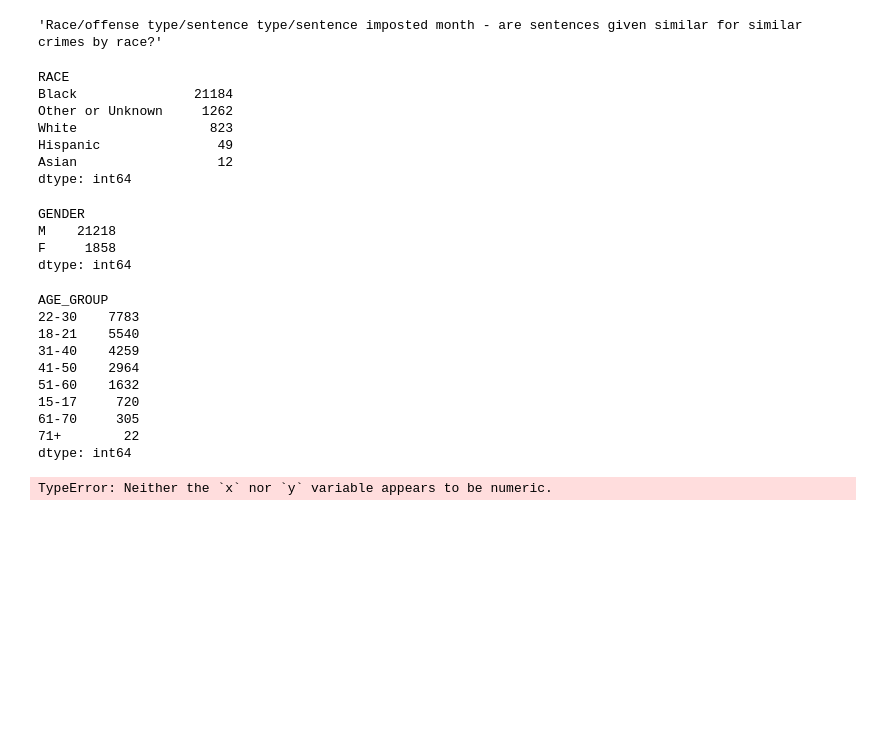
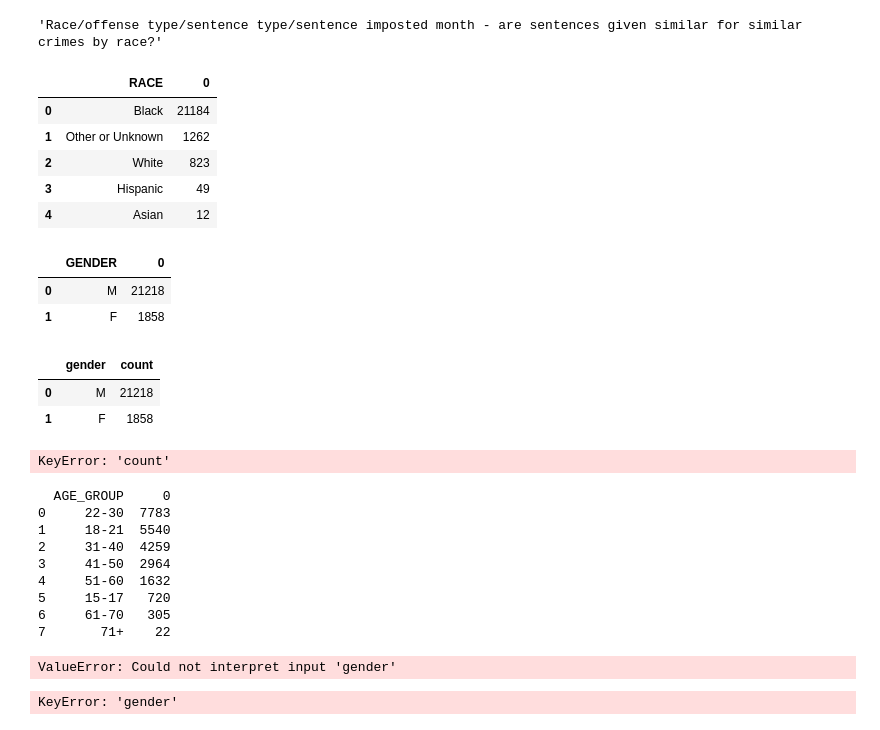
Before and after one commit to ruthwikkuppachi/INST447_Final_Project, a Jupyter notebook: api_test.ipynb, the cells around one changed output. Cells and saved outputs as stored; diff of their text form; code cells hidden in the pictures; blank space fills up the shorter version.

```diff
--- a/api_test.ipynb
+++ b/api_test.ipynb
@@ -42,21 +42,19 @@ data.head(20)
 # %% [output]
 'Race/offense type/sentence type/sentence imposted month - are sentences given similar for similar crimes by race?'
 # %%
-race = data.value_counts('RACE')
+race = data.value_counts('RACE').reset_index()
 race.head()
 # %% [output]
-RACE
-Black               21184
-Other or Unknown     1262
-White                 823
-Hispanic               49
-Asian                  12
-dtype: int64
+|  | RACE | 0 |
+| 0 | Black | 21184 |
+| 1 | Other or Unknown | 1262 |
+| 2 | White | 823 |
+| 3 | Hispanic | 49 |
+| 4 | Asian | 12 |
 # %%
-gender = data.value_counts('GENDER')
+gender = data.value_counts('GENDER').reset_index()
 gender.head()
 # %% [output]
-GENDER
-M    21218
-F     1858
-dtype: int64
+|  | GENDER | 0 |
+| 0 | M | 21218 |
+| 1 | F | 1858 |
@@ -63,21 +65,36 @@ dtype: int64
+# %%
+gender
+# %% [output]
+|  | gender | count |
+| 0 | M | 21218 |
+| 1 | F | 1858 |
+# %%
+gender[count] = gender[count].two_numeric(int)
+# %% [output]
+KeyError: 'count'
 # %%
-age = data.value_counts('AGE_GROUP')
+age = data.value_counts('AGE_GROUP').reset_index()
 print(age)
 # %% [output]
-AGE_GROUP
-22-30    7783
-18-21    5540
-31-40    4259
-41-50    2964
-51-60    1632
-15-17     720
-61-70     305
-71+        22
-dtype: int64
+  AGE_GROUP     0
+0     22-30  7783
+1     18-21  5540
+2     31-40  4259
+3     41-50  2964
+4     51-60  1632
+5     15-17   720
+6     61-70   305
+7       71+    22
 # %%
-sns.barplot(x = "AGE_GROUP", y = "GENDER", data = data)
-plt.xlabel("Hours")
-plt.ylabel("Number of Orders")
+sns.barplot(x = "gender", y = "count", data = gender)
+plt.xlabel("z")
+plt.ylabel("z")
 plt.show()
 # %% [output]
-TypeError: Neither the `x` nor `y` variable appears to be numeric.
+ValueError: Could not interpret input 'gender'
+# %%
+data['gender'].value_counts()
+stateCrashes = pd.DataFrame(joindf['gender'].value_counts(), index =['M',
+                                'F'])
+# %% [output]
+KeyError: 'gender'
```
Also changed, not shown: parts of 2 cells of this notebook, 1 other file.
